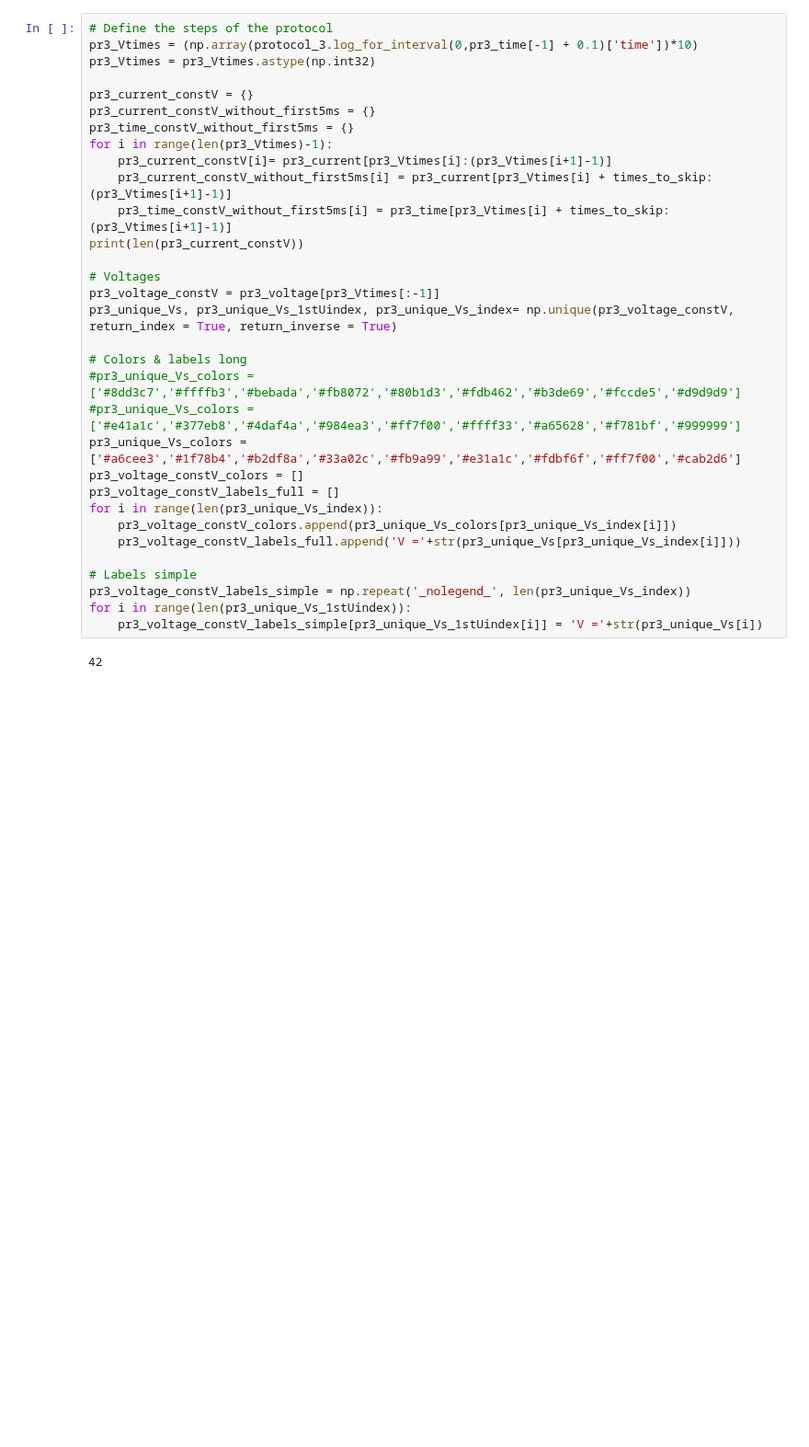
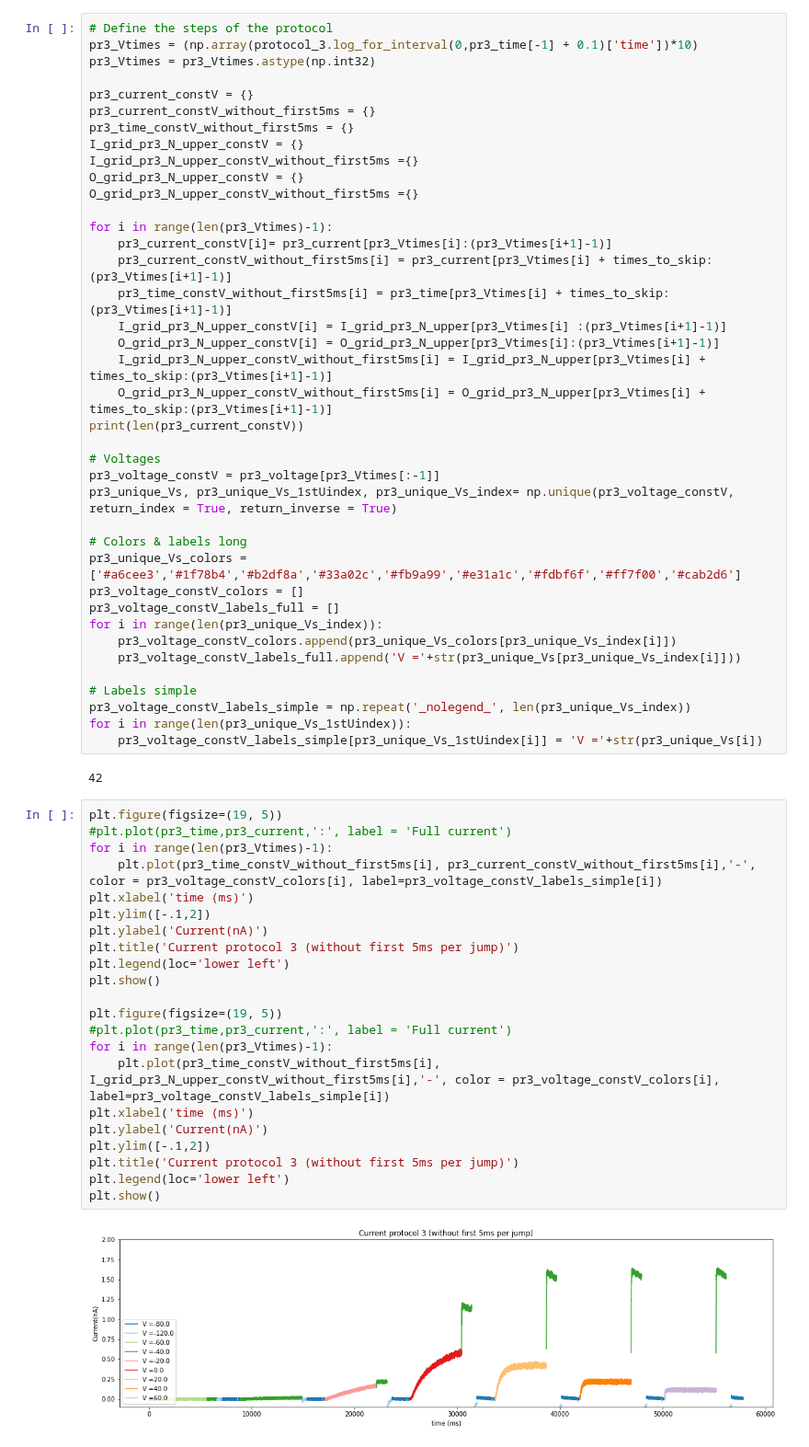
Before and after one commit to donajialej/Notes, a Jupyter notebook: from_myokit_tutorial/KyliesCell5_synth_notebook_PR3.ipynb, the cells around one changed output. Shown at 92% size. Cells and saved outputs as stored; diff of their text form; blank space fills up the shorter version.

```diff
--- a/from_myokit_tutorial/KyliesCell5_synth_notebook_PR3.ipynb
+++ b/from_myokit_tutorial/KyliesCell5_synth_notebook_PR3.ipynb
@@ -203,10 +211,19 @@ pr3_Vtimes = pr3_Vtimes.astype(np.int32)
 pr3_current_constV = {}
 pr3_current_constV_without_first5ms = {}
 pr3_time_constV_without_first5ms = {}
+I_grid_pr3_N_upper_constV = {}
+I_grid_pr3_N_upper_constV_without_first5ms ={}
+O_grid_pr3_N_upper_constV = {}
+O_grid_pr3_N_upper_constV_without_first5ms ={}
+
 for i in range(len(pr3_Vtimes)-1):
     pr3_current_constV[i]= pr3_current[pr3_Vtimes[i]:(pr3_Vtimes[i+1]-1)]
     pr3_current_constV_without_first5ms[i] = pr3_current[pr3_Vtimes[i] + times_to_skip:(pr3_Vtimes[i+1]-1)]
     pr3_time_constV_without_first5ms[i] = pr3_time[pr3_Vtimes[i] + times_to_skip:(pr3_Vtimes[i+1]-1)]
+    I_grid_pr3_N_upper_constV[i] = I_grid_pr3_N_upper[pr3_Vtimes[i] :(pr3_Vtimes[i+1]-1)]
+    O_grid_pr3_N_upper_constV[i] = O_grid_pr3_N_upper[pr3_Vtimes[i]:(pr3_Vtimes[i+1]-1)]
+    I_grid_pr3_N_upper_constV_without_first5ms[i] = I_grid_pr3_N_upper[pr3_Vtimes[i] + times_to_skip:(pr3_Vtimes[i+1]-1)]
+    O_grid_pr3_N_upper_constV_without_first5ms[i] = O_grid_pr3_N_upper[pr3_Vtimes[i] + times_to_skip:(pr3_Vtimes[i+1]-1)]
 print(len(pr3_current_constV))
 
 # Voltages
@@ -214,8 +231,6 @@ pr3_voltage_constV = pr3_voltage[pr3_Vtimes[:-1]]
 pr3_unique_Vs, pr3_unique_Vs_1stUindex, pr3_unique_Vs_index= np.unique(pr3_voltage_constV, return_index = True, return_inverse = True)
 
 # Colors & labels long
-#pr3_unique_Vs_colors = ['#8dd3c7','#ffffb3','#bebada','#fb8072','#80b1d3','#fdb462','#b3de69','#fccde5','#d9d9d9']
-#pr3_unique_Vs_colors = ['#e41a1c','#377eb8','#4daf4a','#984ea3','#ff7f00','#ffff33','#a65628','#f781bf','#999999']
 pr3_unique_Vs_colors = ['#a6cee3','#1f78b4','#b2df8a','#33a02c','#fb9a99','#e31a1c','#fdbf6f','#ff7f00','#cab2d6']
 pr3_voltage_constV_colors = []
 pr3_voltage_constV_labels_full = []
@@ -229,3 +244,27 @@ for i in range(len(pr3_unique_Vs_1stUindex)):
     pr3_voltage_constV_labels_simple[pr3_unique_Vs_1stUindex[i]] = 'V ='+str(pr3_unique_Vs[i])
 # %% [output]
 42
+# %%
+plt.figure(figsize=(19, 5))
+#plt.plot(pr3_time,pr3_current,':', label = 'Full current')
+for i in range(len(pr3_Vtimes)-1):
+    plt.plot(pr3_time_constV_without_first5ms[i], pr3_current_constV_without_first5ms[i],'-', color = pr3_voltage_constV_colors[i], label=pr3_voltage_constV_labels_simple[i])
+plt.xlabel('time (ms)')
+plt.ylim([-.1,2])
+plt.ylabel('Current(nA)')
+plt.title('Current protocol 3 (without first 5ms per jump)')
+plt.legend(loc='lower left')
+plt.show()
+
+plt.figure(figsize=(19, 5))
+#plt.plot(pr3_time,pr3_current,':', label = 'Full current')
+for i in range(len(pr3_Vtimes)-1):
+    plt.plot(pr3_time_constV_without_first5ms[i], I_grid_pr3_N_upper_constV_without_first5ms[i],'-', color = pr3_voltage_constV_colors[i], label=pr3_voltage_constV_labels_simple[i])
+plt.xlabel('time (ms)')
+plt.ylabel('Current(nA)')
+plt.ylim([-.1,2])
+plt.title('Current protocol 3 (without first 5ms per jump)')
+plt.legend(loc='lower left')
+plt.show()
+# %% [output]
+[figure, added]
```
Also changed, not shown: parts of 12 cells of this notebook, 8 other files.
